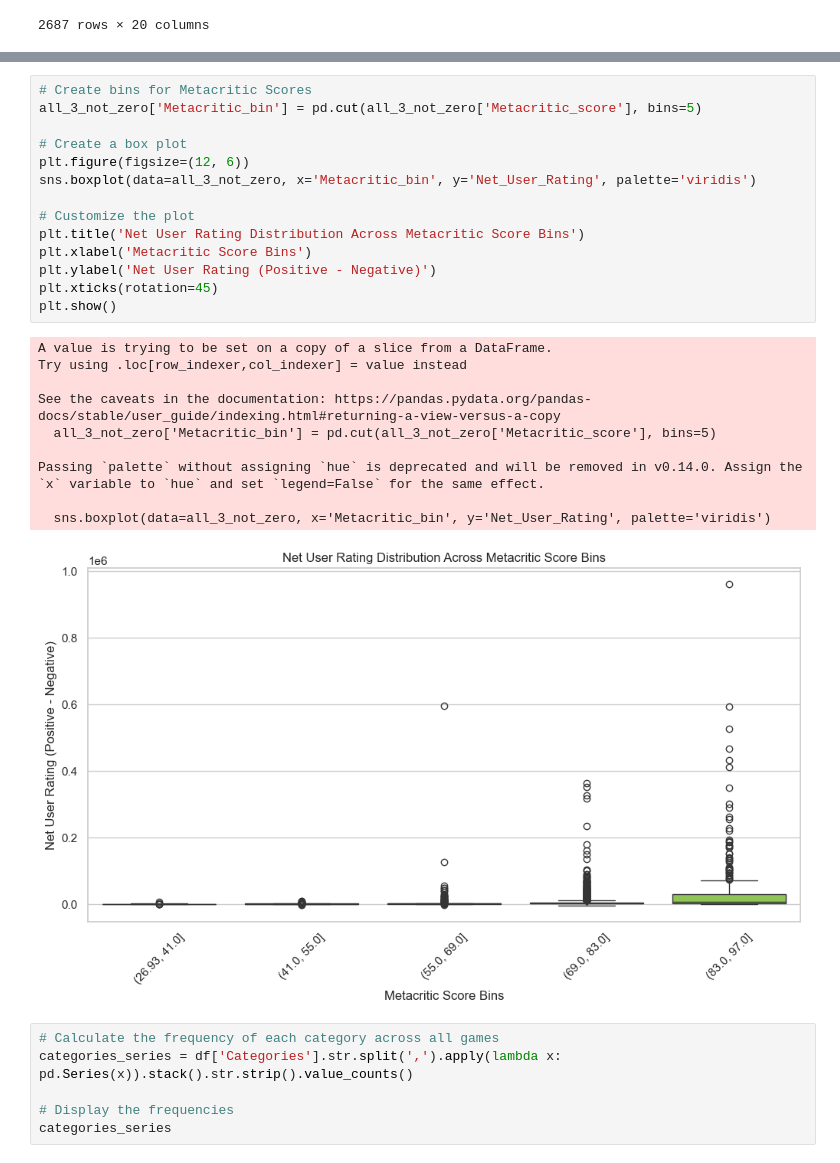
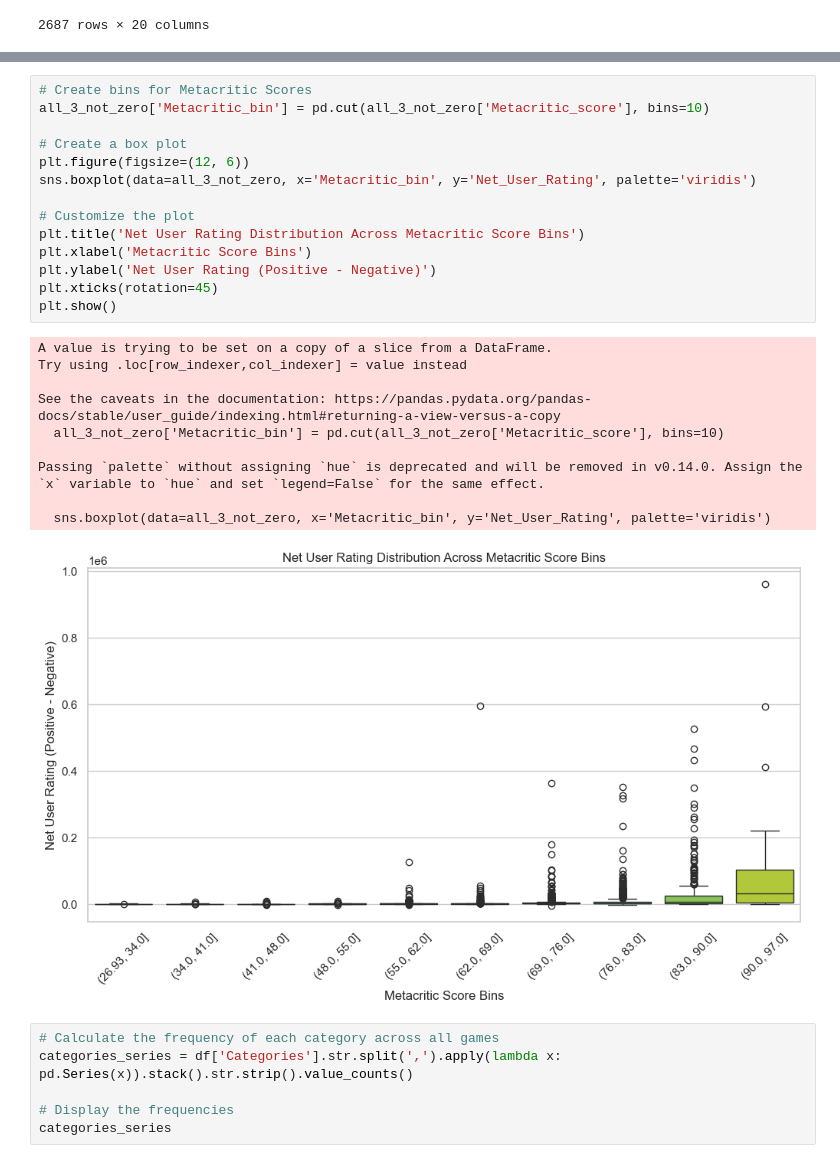
Before and after one commit to Oatsinthepine/Project_3, a Jupyter notebook: analysis.ipynb, the cells around one changed output, grey strips where cells are left out. Drawn from its saved outputs; the diff is of its cells as text.

```diff
--- a/analysis.ipynb
+++ b/analysis.ipynb
@@ -235,28 +260,28 @@ See the caveats in the documentation: https://pandas.pydata.org/pandas-docs/stab
 # %%
 # Create bins for Metacritic Scores
-all_3_not_zero['Metacritic_bin'] = pd.cut(all_3_not_zero['Metacritic_score'], bins=5)
+all_3_not_zero['Metacritic_bin'] = pd.cut(all_3_not_zero['Metacritic_score'], bins=10)
 
 # Create a box plot
 plt.figure(figsize=(12, 6))
 sns.boxplot(data=all_3_not_zero, x='Metacritic_bin', y='Net_User_Rating', palette='viridis')
 
 # Customize the plot
 plt.title('Net User Rating Distribution Across Metacritic Score Bins')
 plt.xlabel('Metacritic Score Bins')
 plt.ylabel('Net User Rating (Positive - Negative)')
 plt.xticks(rotation=45)
 plt.show()
 # %% [output]
 A value is trying to be set on a copy of a slice from a DataFrame.
 Try using .loc[row_indexer,col_indexer] = value instead
 
 See the caveats in the documentation: https://pandas.pydata.org/pandas-docs/stable/user_guide/indexing.html#returning-a-view-versus-a-copy
-  all_3_not_zero['Metacritic_bin'] = pd.cut(all_3_not_zero['Metacritic_score'], bins=5)
+  all_3_not_zero['Metacritic_bin'] = pd.cut(all_3_not_zero['Metacritic_score'], bins=10)
 
 Passing `palette` without assigning `hue` is deprecated and will be removed in v0.14.0. Assign the `x` variable to `hue` and set `legend=False` for the same effect.
 
   sns.boxplot(data=all_3_not_zero, x='Metacritic_bin', y='Net_User_Rating', palette='viridis')
-[figure, old version]
+[figure, new version]
 # %%
 # Calculate the frequency of each category across all games
 categories_series = df['Categories'].str.split(',').apply(lambda x: pd.Series(x)).stack().str.strip().value_counts()
```
Also changed, not shown: parts of 7 cells of this notebook, 3 other files.
